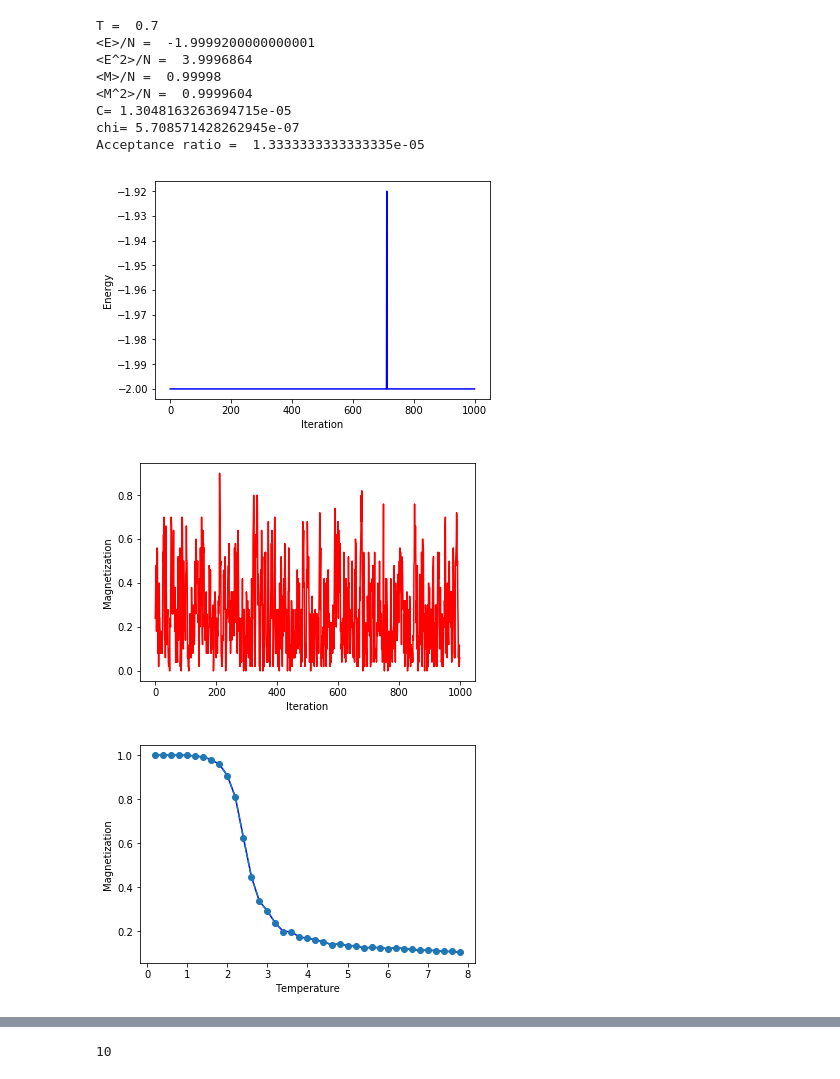
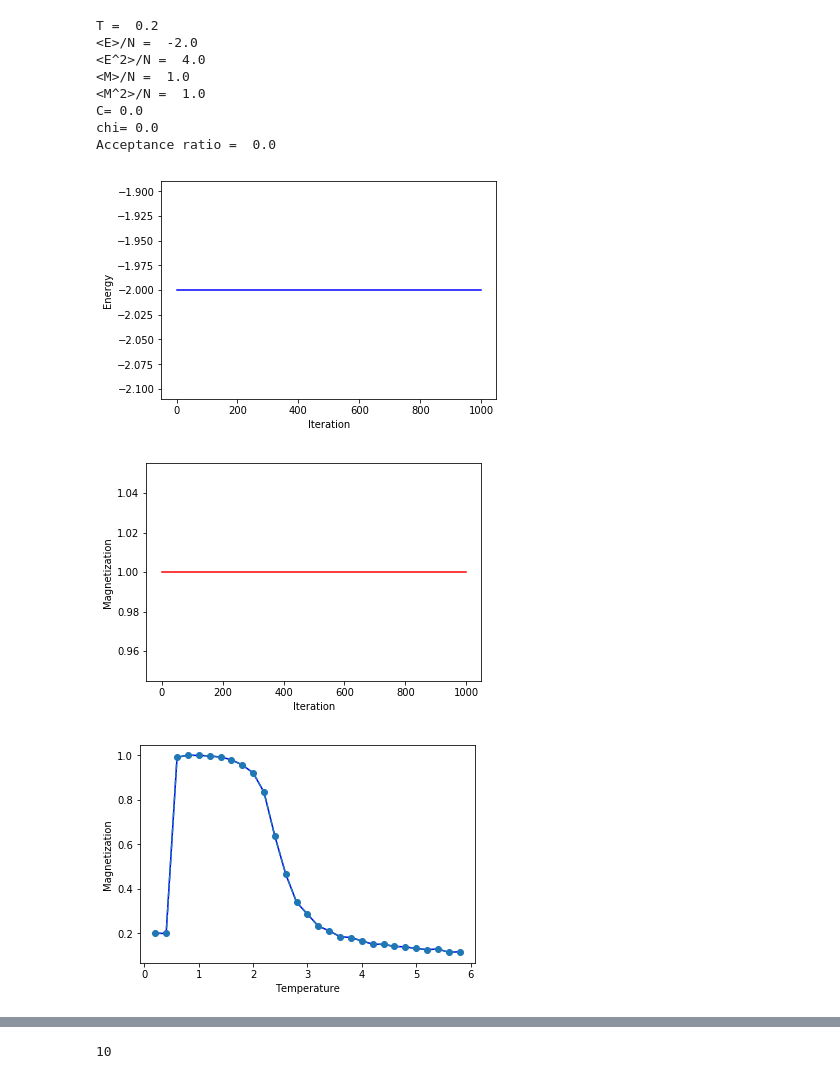
Before and after one commit to tkelley3/GradCompPhys, a Jupyter notebook: Python/Ising2DModel.ipynb, the cells around one changed output, grey strips where cells are left out. Saved outputs shown, nothing was run; the diff lists cells and outputs as text; code cells hidden in the pictures.

```diff
--- a/Python/Ising2DModel.ipynb
+++ b/Python/Ising2DModel.ipynb
@@ -260,7 +260,7 @@ L=10
 Nwarmup = 100
 Nsteps = 1000
 Ndecorr = 3
-Temp = 0.7
+Temp = 0.2
 J = 1.
 
 S = Ising(L, J, Temp)
@@ -272,48 +272,48 @@ for i in range(Nwarmup):
 
 naccept = 0
 for i in range(Nsteps):
     for n in range(Ndecorr):
         naccept += S.metropolis()
     E[i] = S.E
     M[i] = abs(S.Mtot)
 
 E /= S.N
 M /= S.N
 
 
 Et = np.sum(E)/Nsteps
 E2t = np.sum(E**2)/Nsteps
 Mt = np.sum(M)/Nsteps
 M2t = np.sum(M**2)/Nsteps
 
 print("T = ", Temp)
 print("<E>/N = ", Et)
 print("<E^2>/N = ", E2t)
 print("<M>/N = ", Mt)
 print("<M^2>/N = ", M2t)
 print("C=", (E2t-Et*Et)/Temp/Temp)
 print("chi=", (M2t-Mt*Mt)/Temp)
 print("Acceptance ratio = ", float(naccept)/S.N/Nsteps/Ndecorr)
 
 pyplot.plot(np.arange(0,Nsteps,1),E,ls='-',c='blue');
 pyplot.xlabel("Iteration")
 pyplot.ylabel("Energy");
 # %% [output]
-T =  0.7
-<E>/N =  -1.9999200000000001
-<E^2>/N =  3.9996864
-<M>/N =  0.99998
-<M^2>/N =  0.9999604
-C= 1.3048163263694715e-05
-chi= 5.708571428262945e-07
-Acceptance ratio =  1.3333333333333335e-05
+T =  0.2
+<E>/N =  -2.0
+<E^2>/N =  4.0
+<M>/N =  1.0
+<M^2>/N =  1.0
+C= 0.0
+chi= 0.0
+Acceptance ratio =  0.0
-[figure, old version]
+[figure, new version]
 # %%
 pyplot.plot(np.arange(0,Nsteps,1),M,ls='-',c='red');
 pyplot.xlabel("Iteration")
 pyplot.ylabel("Magnetization");
 # %% [output]
-[figure, old version]
+[figure, new version]
 # %%
 T = np.arange(0.2,6,0.2)
 
@@ -355,7 +355,7 @@ pyplot.errorbar(T, Mt, yerr=[ErrorM, ErrorM], fmt='--o')
 pyplot.ylabel("Magnetization")
 pyplot.xlabel("Temperature");
 # %% [output]
-[figure, old version]
+[figure, new version]
 # %%
 pyplot.plot(T,Et,ls='-',c='blue')
 pyplot.errorbar(T, Et, yerr=[ErrorE, ErrorE], fmt='--o')
```
Also changed, not shown: parts of 5 cells of this notebook, 4 other files.
